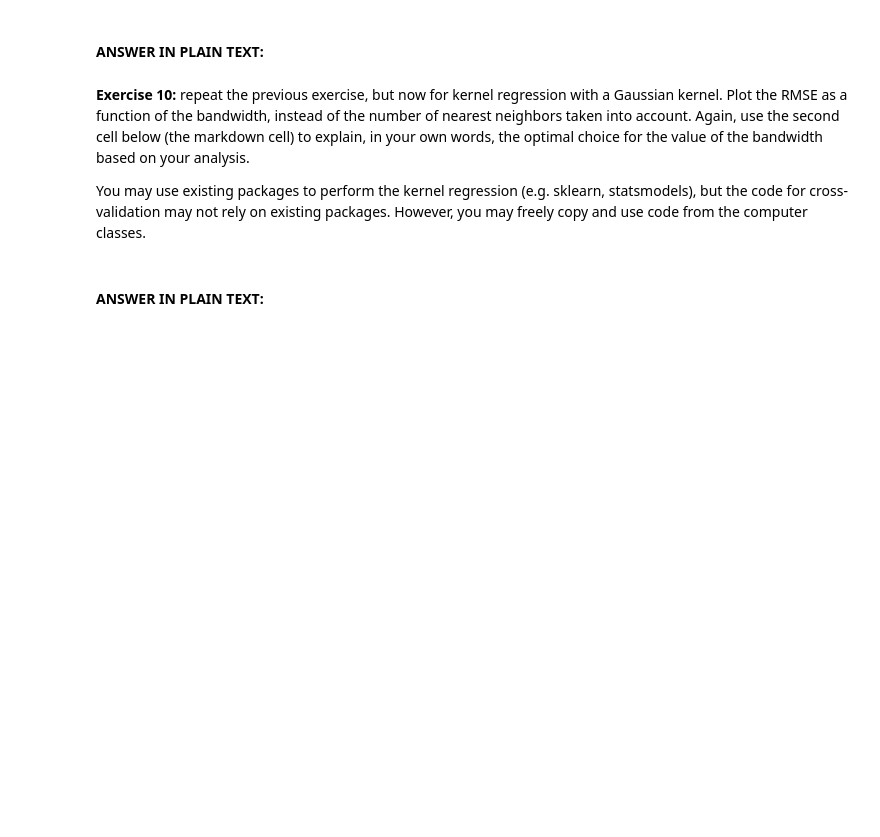
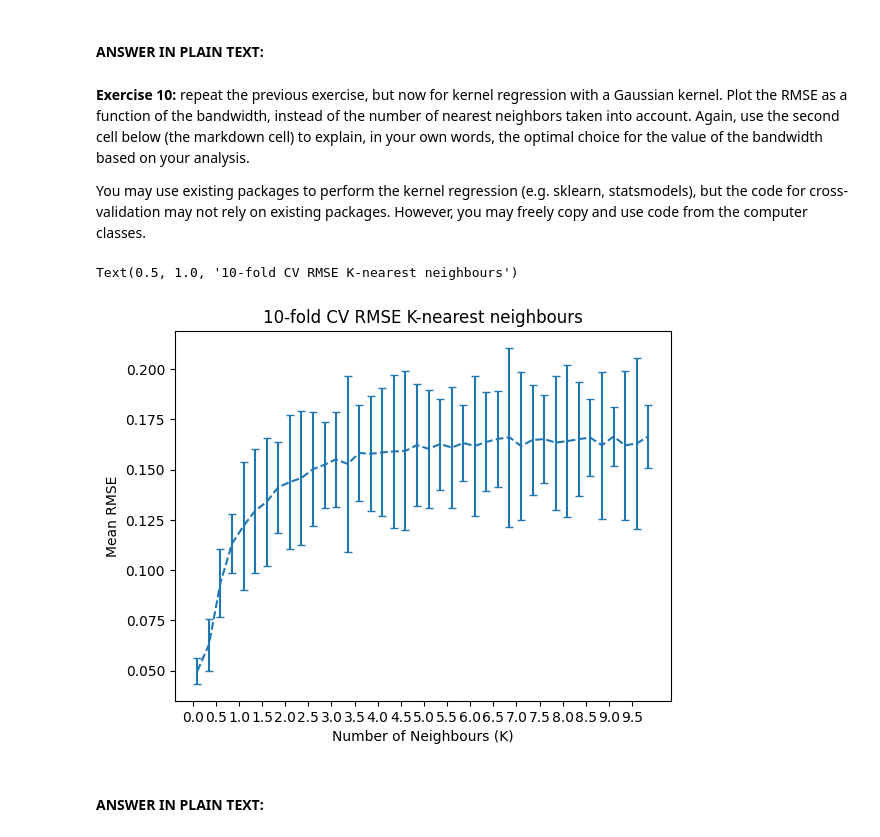
Before and after one commit to AlbinLind/Data-Science-Methodology, a Jupyter notebook: week 1/DSM_assignment1.ipynb, the cells around one changed output. Cells and saved outputs as stored; diff of their text form; code cells hidden in the pictures; blank space fills up the shorter version.

```diff
--- a/week 1/DSM_assignment1.ipynb
+++ b/week 1/DSM_assignment1.ipynb
@@ -288,6 +331,50 @@ You may use existing packages to perform the K-nearest neighbors regression (e.g
 **Exercise 10:** repeat the previous exercise, but now for kernel regression with a Gaussian kernel. Plot the RMSE as a function of the bandwidth, instead of the number of nearest neighbors taken into account. Again, use the second cell below (the markdown cell) to explain, in your own words, the optimal choice for the value of the bandwidth based on your analysis.
 
 You may use existing packages to perform the kernel regression (e.g. sklearn, statsmodels), but the code for cross-validation may not rely on existing packages. However, you may freely copy and use code from the computer classes.
+# %%
+from statsmodels.nonparametric.kernel_regression import KernelReg
+
+def ten_fold_cv_sm(bandwidth: float) -> list[float]:
+    # Shuffle the data
+    shuffeling = np.random.permutation(len(x))
+    shuffled_x = x[shuffeling].reshape(-1,1)
+    shuffled_y = y[shuffeling]
+
+    x_folds = np.split(shuffled_x, 10)
+    y_folds = np.split(shuffled_y, 10)
+
+    results = list()
+
+    for i in range(10):
+        x_train = np.concat(x_folds[:i] + x_folds[i+1:])
+        x_test = x_folds[i]
+        y_train = np.concat(y_folds[:i] + y_folds[i+1:])
+        y_test = y_folds[i]
+        model = KernelReg(y_train, x_train, var_type='c', bw=[bandwidth])
+        model.fit()
+        y_hat = model.fit(x_test)[0]
+        score = root_mean_squared_error(y_test, y_hat)
+        results.append(score)
+
+    return results
+
+gaussian_results = list()
+bw_values = list()
+for bw in np.arange(0.1,10,0.25):
+    gaussian_results.append(ten_fold_cv_sm(bw))
+    bw_values.append(bw)
+
+means = [np.mean(r) for r in gaussian_results]
+std_dev = [np.std(r) for r in gaussian_results]
+
+plt.errorbar(x=bw_values,y=means, yerr=std_dev, capsize=3, linestyle="dashed")
+plt.xlabel("Number of Neighbours (K)")
+plt.xticks(np.arange(0,10,0.5))
+plt.ylabel("Mean RMSE")
+plt.title("10-fold CV RMSE K-nearest neighbours")
+# %% [output]
+Text(0.5, 1.0, '10-fold CV RMSE K-nearest neighbours')
+[figure, added]
 # %% [markdown]
 #### ANSWER IN PLAIN TEXT: ####
 # %% [markdown]
```
Also changed, not shown: parts of 6 cells of this notebook.
